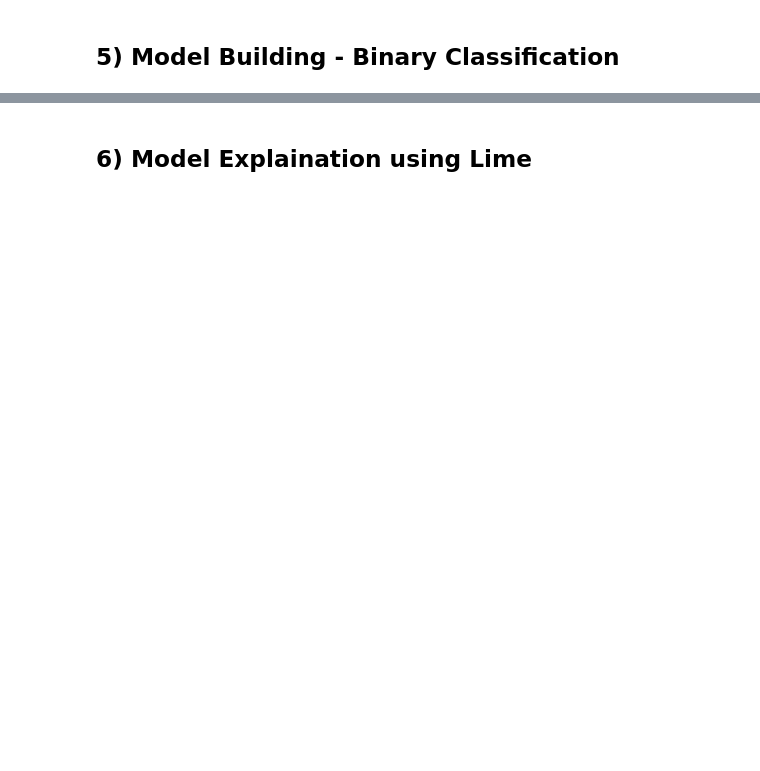
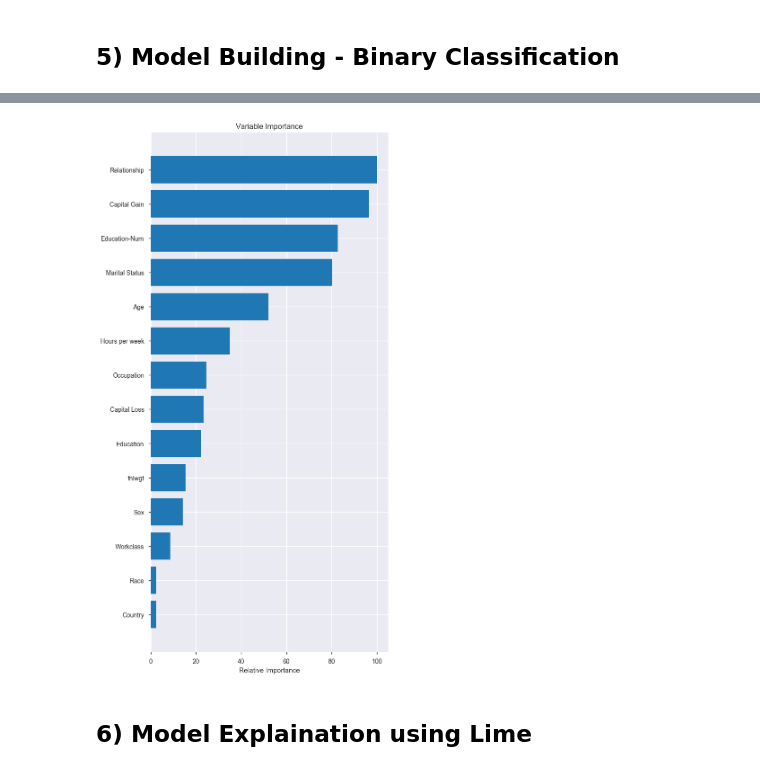
Before and after one commit to aayushmnit/cookbook, a Jupyter notebook: notebooks/classification/Simplifying Data science - Classification.ipynb, the cells around one changed output, grey strips where cells are left out. Cells and saved outputs as stored; diff of their text form; code cells hidden in the pictures; blank space fills up the shorter version.

```diff
--- a/notebooks/classification/Simplifying Data science - Classification.ipynb
+++ b/notebooks/classification/Simplifying Data science - Classification.ipynb
@@ -147,0 +148,3 @@ pred_y_test, loss,_,xgb_model = runXGBC(X_train.values, y_train, X_test.values,
+# %%
+## Running an Xgboost model fo model building and model explaination
+pred_y_test, loss,_,rf_model = runRF(X_train.values, y_train, X_test.values, y_test,rounds=180)
@@ -148,3 +153,7 @@ pred_y_test, loss,_,xgb_model = runXGBC(X_train.values, y_train, X_test.values,
+# %%
+feature_importance(model=rf_model, X=X_train)
+# %% [output]
+[figure, added]
 # %% [markdown]
 ## 6) Model Explaination using Lime
 # %%
```
Also changed, not shown: parts of 10 cells of this notebook, 6 other files.
